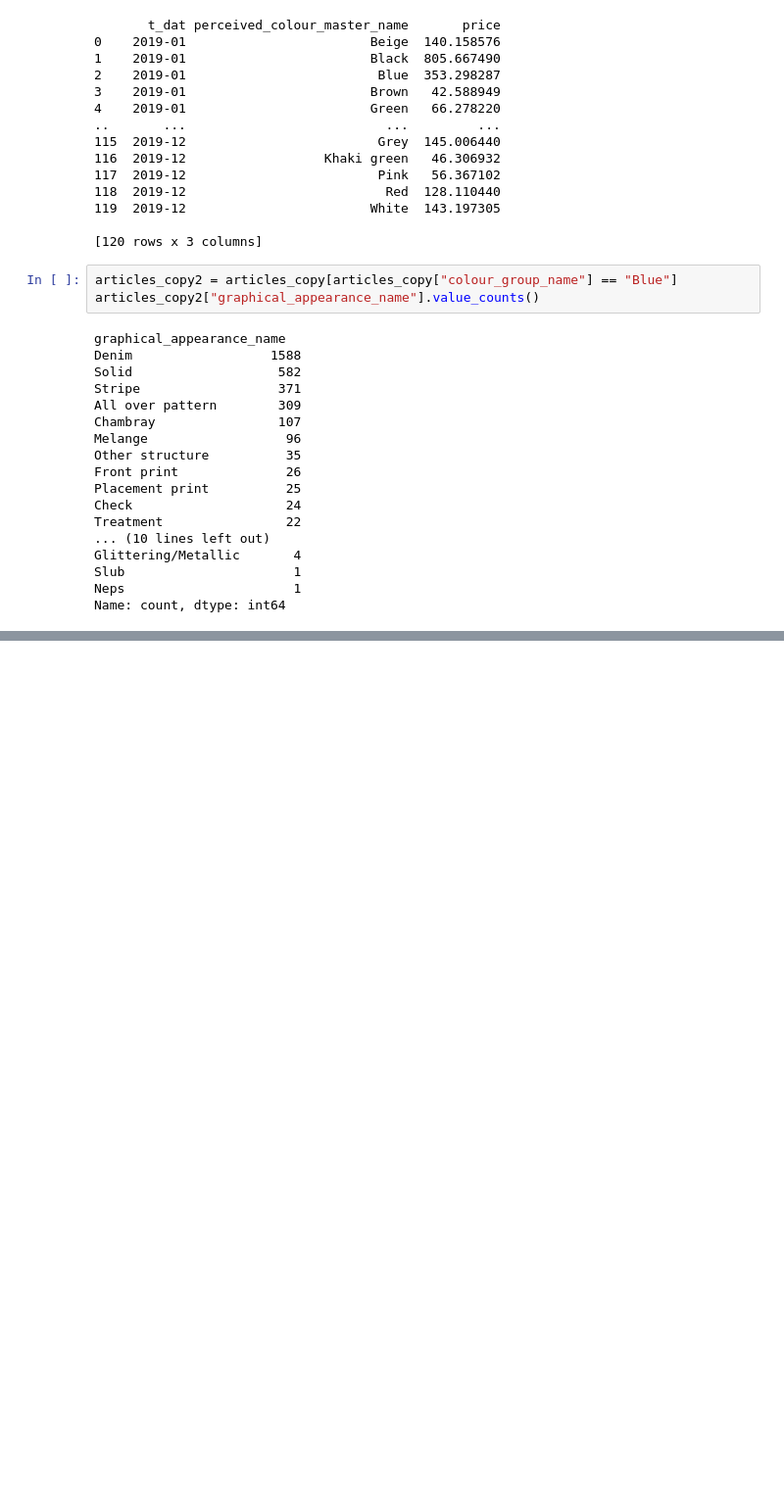
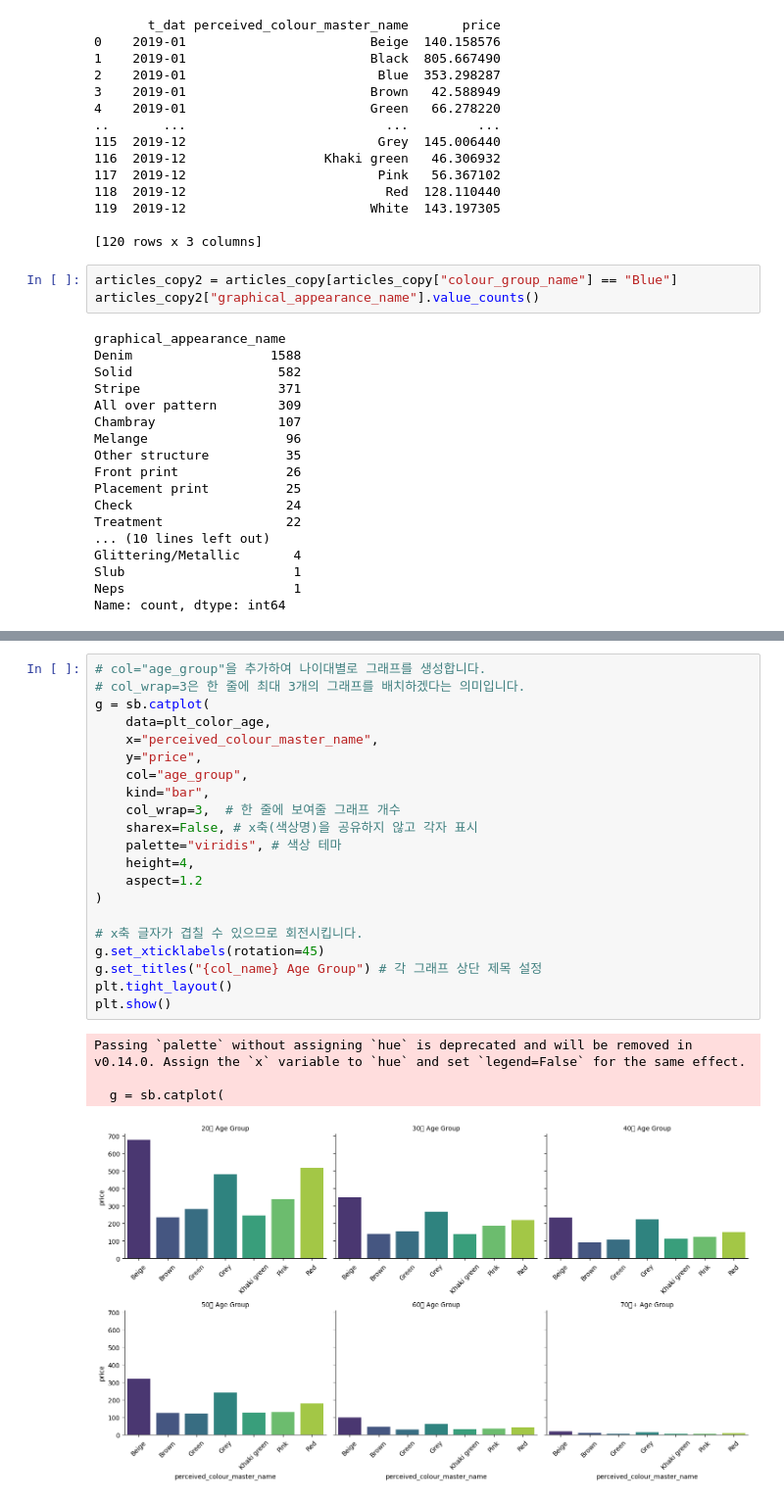
Before and after one commit to KyungminChang/4team-commerce-first-project, a Jupyter notebook: test.ipynb, the cells around one changed output, grey strips where cells are left out. Shown at 98% size. Drawn from its saved outputs; the diff is of its cells as text; blank space fills up the shorter version.

```diff
--- a/test.ipynb
+++ b/test.ipynb
@@ -370,0 +406,26 @@ Name: count, dtype: int64
+# %%
+# col="age_group"을 추가하여 나이대별로 그래프를 생성합니다.
+# col_wrap=3은 한 줄에 최대 3개의 그래프를 배치하겠다는 의미입니다.
+g = sb.catplot(
+    data=plt_color_age,
+    x="perceived_colour_master_name",
+    y="price",
+    col="age_group",
+    kind="bar",
+    col_wrap=3,  # 한 줄에 보여줄 그래프 개수
+    sharex=False, # x축(색상명)을 공유하지 않고 각자 표시
+    palette="viridis", # 색상 테마
+    height=4,
+    aspect=1.2
+)
+
+# x축 글자가 겹칠 수 있으므로 회전시킵니다.
+g.set_xticklabels(rotation=45)
+g.set_titles("{col_name} Age Group") # 각 그래프 상단 제목 설정
+plt.tight_layout()
+plt.show()
+# %% [output]
+Passing `palette` without assigning `hue` is deprecated and will be removed in v0.14.0. Assign the `x` variable to `hue` and set `legend=False` for the same effect.
+
+  g = sb.catplot(
+[figure, added]
```
Also changed, not shown: parts of 14 cells of this notebook.
